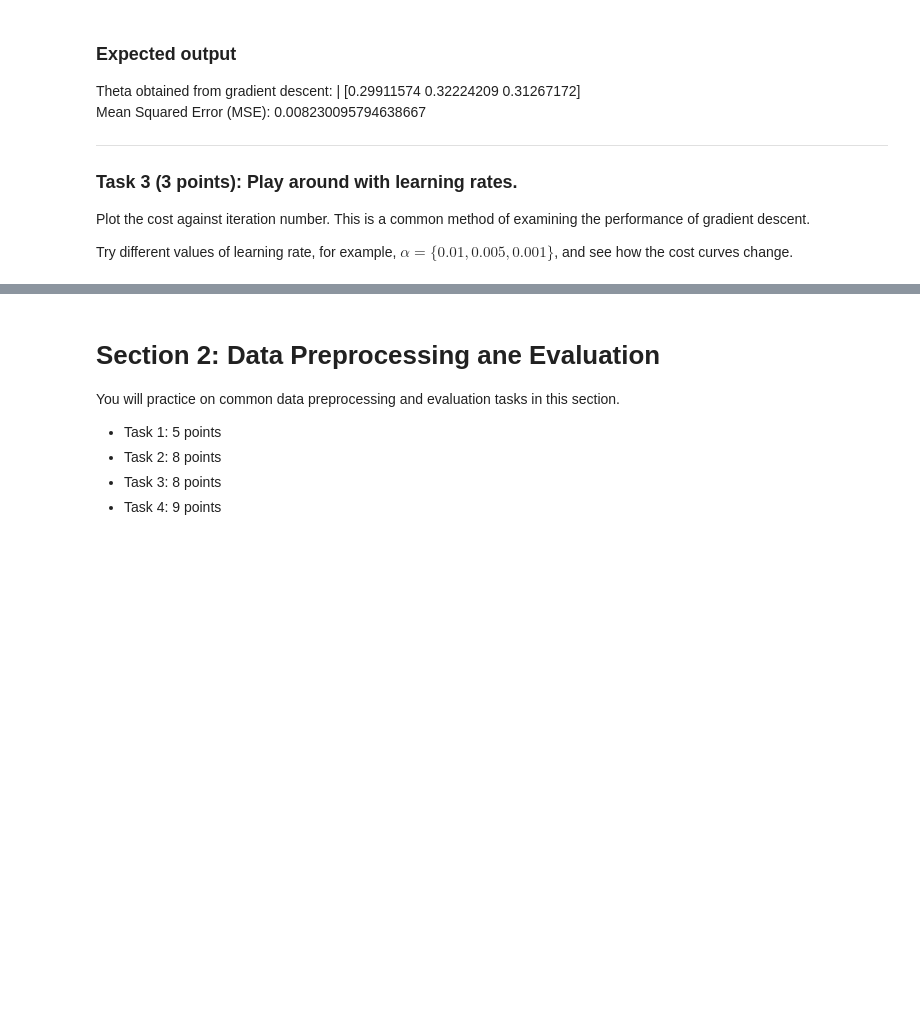
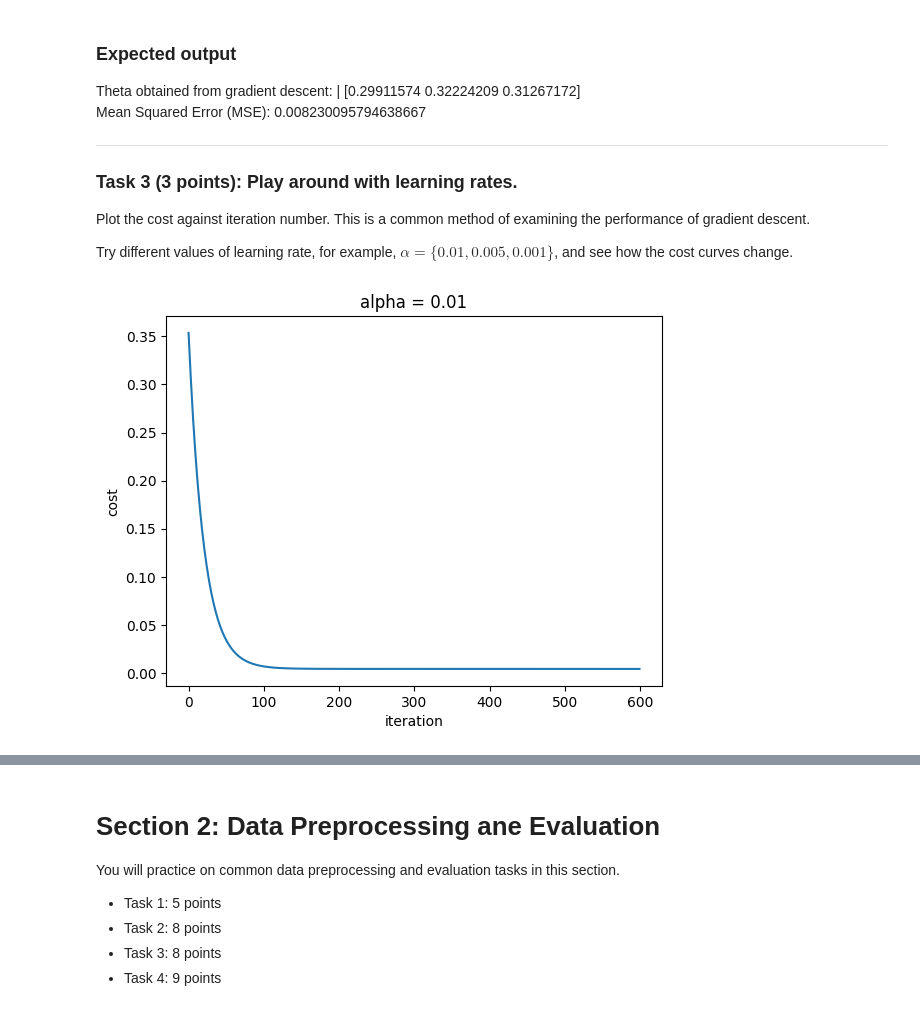
Before and after one commit to alvaroEspinozaMerida/CS_549_Assigments, a Jupyter notebook: assignment_2/assignment2.ipynb, the cells around one changed output, grey strips where cells are left out. Drawn from its saved outputs; the diff is of its cells as text; code cells hidden in the pictures; blank space fills up the shorter version.

```diff
--- a/assignment_2/assignment2.ipynb
+++ b/assignment_2/assignment2.ipynb
@@ -79,15 +79,16 @@ y = data_norm[:, -1]
 # Compute theta using normal equation method (4 pts)
 # Hint: use the inv() function imported from numpy.linalg
 #### START YOUR CODE ####
-theta_method1 = None
+theta_method1 = np.linalg.inv(np.transpose(X) @ X)
+theta_method1 = theta_method1 @ (np.transpose(X)@y)
 #### END YOUR CODE ####
 
 
 # Use the theta obtained to make predictions and compute the residuals (4 pts)
 # Hint: use numpy.dot() and numpy.sum(), and avoid using for loops
 #### START YOUR CODE ####
-y_hat = None
-MSE1 = None
+y_hat = X @ theta_method1
+MSE1 = (1/len(X))* np.sum((y_hat - y)**2)
 #### END YOUR CODE ####
 
 # Compute residuals
@@ -135,30 +139,30 @@ def gradientDescent(X, y, theta, alpha, num_iters):
         #### START YOUR CODE ####
         # Make predictions (1 pts)
         # Shape of y_hat: m by 1
-        y_hat = None
+        y_hat =  X @ theta # all predictions made at once with vectorized values
 
         # Compute the difference between prediction (y_hat) and ground truth label (y) (1 pts)
-        diff = None
+        diff = (y_hat - y) # predicted value subtracted by actual value
 
         # Compute the cost (1 pt)
         # Hint: Use the diff computed above
-        cost = None
-        cost_array.append(cost)
+        cost = (1/(2*m))*(np.sum(diff**2)) # cost function represents a value of how well the model's prediction actually matches data
+        cost_array.append(cost) # current iterations cost is added into array, can be used later to see the performance of the model during training
 
         # Compute gradients (10 pts)
         # Hint: Use the diff computed above
         # Hint: Shape of gradients is the same as theta
-        gradients = None
+        gradients = np.array([ 1/m * (np.sum(diff)), 1/m * (np.sum(diff * X[:, 1]) ), 1/m * (np.sum(diff * X[:, 2]) ) ]) # gradients of all predicted examples, tell weights by how much it needs to update by at by finding the direction of greatest ascent of the cost function
 
         # Update theta (10 pts)
-        theta = None
+        theta = theta - alpha * gradients # weights are updated by the gradients, to try to reduce the cost function in the next iteration
         #### END YOUR CODE ####
 
     # Compute residuals (2 pts)
     # Hint: Should use the same code as Task 1
     #### START YOUR CODE ####
-    y_hat = None
-    MSE = None
+    y_hat = X @ theta_method1
+    MSE = (1/m)* np.sum((y_hat - y)**2)
     #### END YOUR CODE ####
 
     return theta, MSE, cost_array
@@ -191,14 +198,16 @@ Plot the cost against iteration number. This is a common method of examining the
 Try different values of learning rate, for example, $\alpha=\{0.01, 0.005, 0.001\}$, and see how the cost curves change.
 # %%
 #### START YOUR CODE ####
-alpha = None
+alpha = .01
 #### END YOUR CODE ####
 
 theta = np.zeros(3)
 _, _, cost_array = gradientDescent(X, y, theta, alpha, MAX_ITER)
 
 plt.plot(range(0,len(cost_array)), cost_array);
 plt.xlabel('iteration')
 plt.ylabel('cost')
 plt.title('alpha = {}'.format(alpha))
 plt.show()
+# %% [output]
+[figure, added]
```
Also changed, not shown: parts of 4 cells of this notebook.
